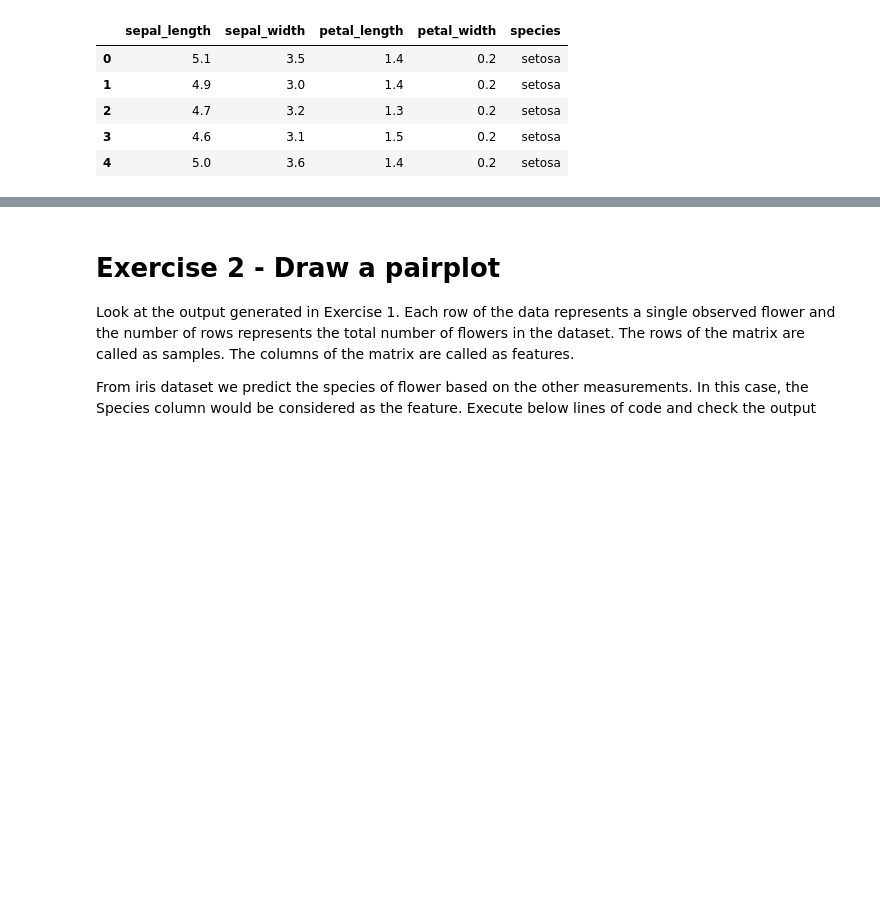
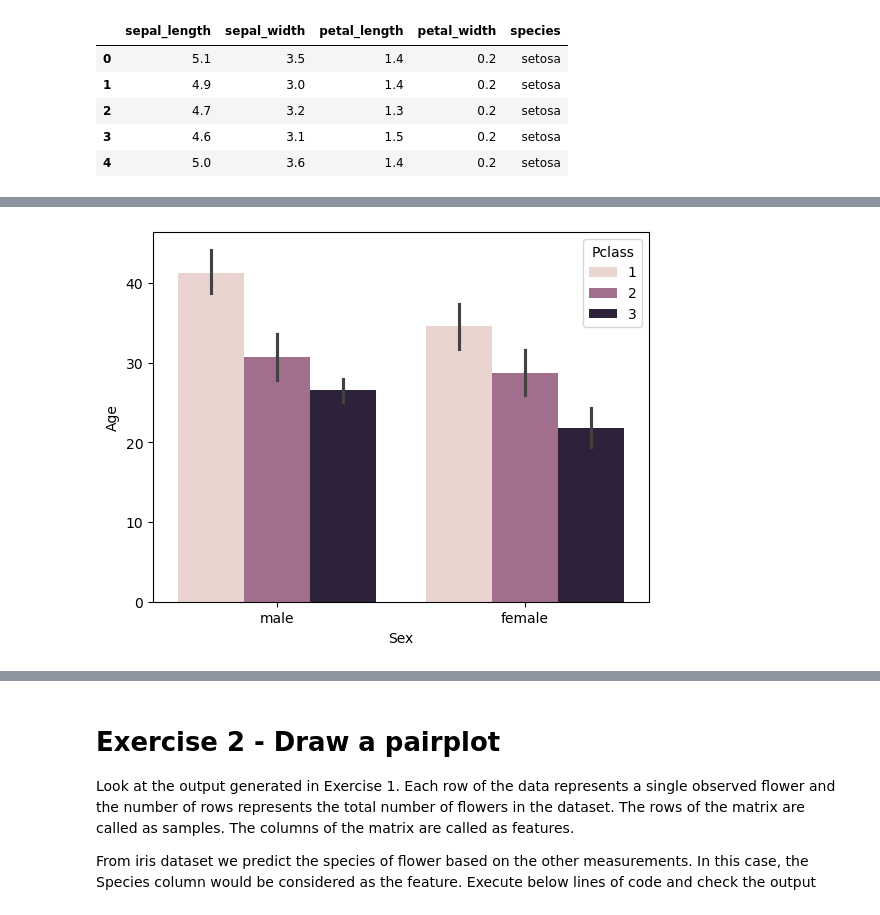
Before and after one commit to robbiet-bc/ai240, a Jupyter notebook: Week2-3/Taylor-Rob-Seaborn Exercise Notebook.ipynb, the cells around one changed output, grey strips where cells are left out. Cells and saved outputs as stored; diff of their text form; code cells hidden in the pictures; blank space fills up the shorter version.

```diff
--- a/Week2-3/Taylor-Rob-Seaborn Exercise Notebook.ipynb
+++ b/Week2-3/Taylor-Rob-Seaborn Exercise Notebook.ipynb
@@ -46,0 +82,5 @@ iris.head()
+# %%
+sns.barplot(x=titanic['Sex'],y=titanic['Age'],hue=titanic['Pclass'])
+plt.show()
+# %% [output]
+[figure, added]
```
Also changed, not shown: parts of 23 cells of this notebook.
